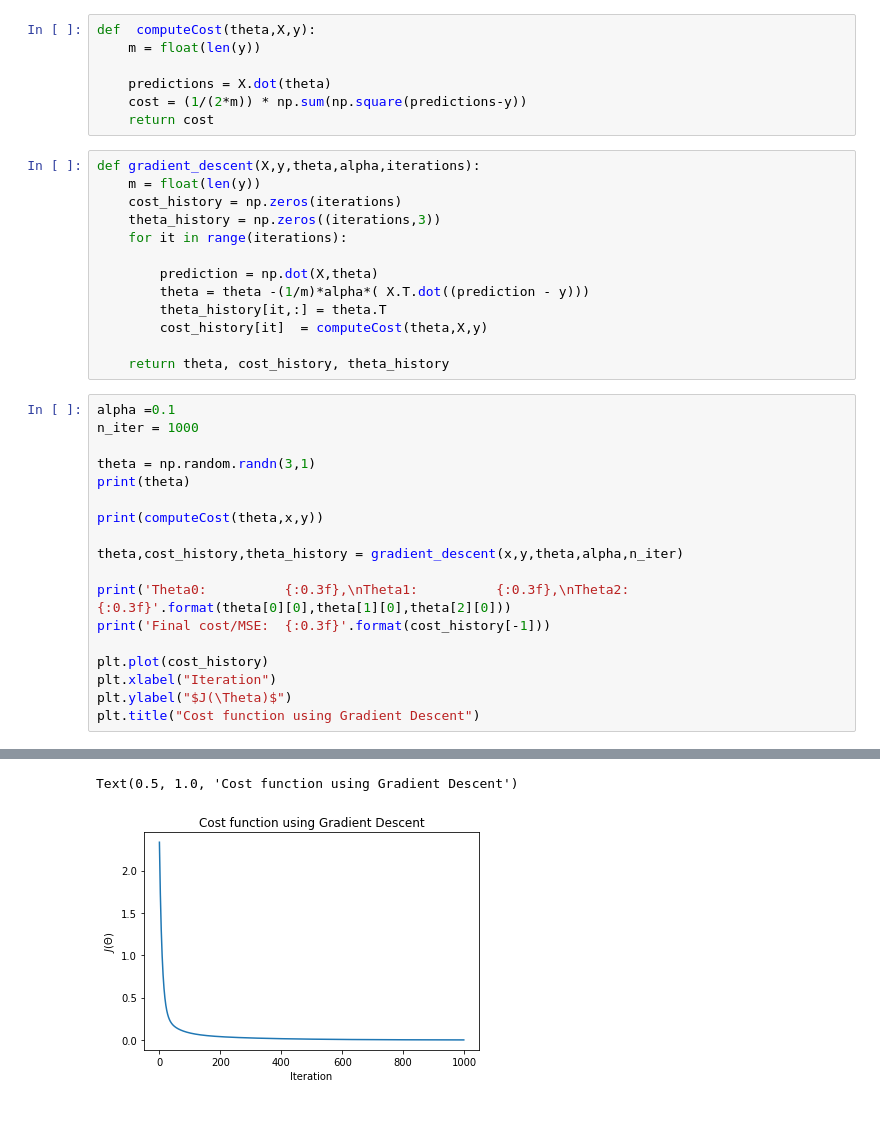
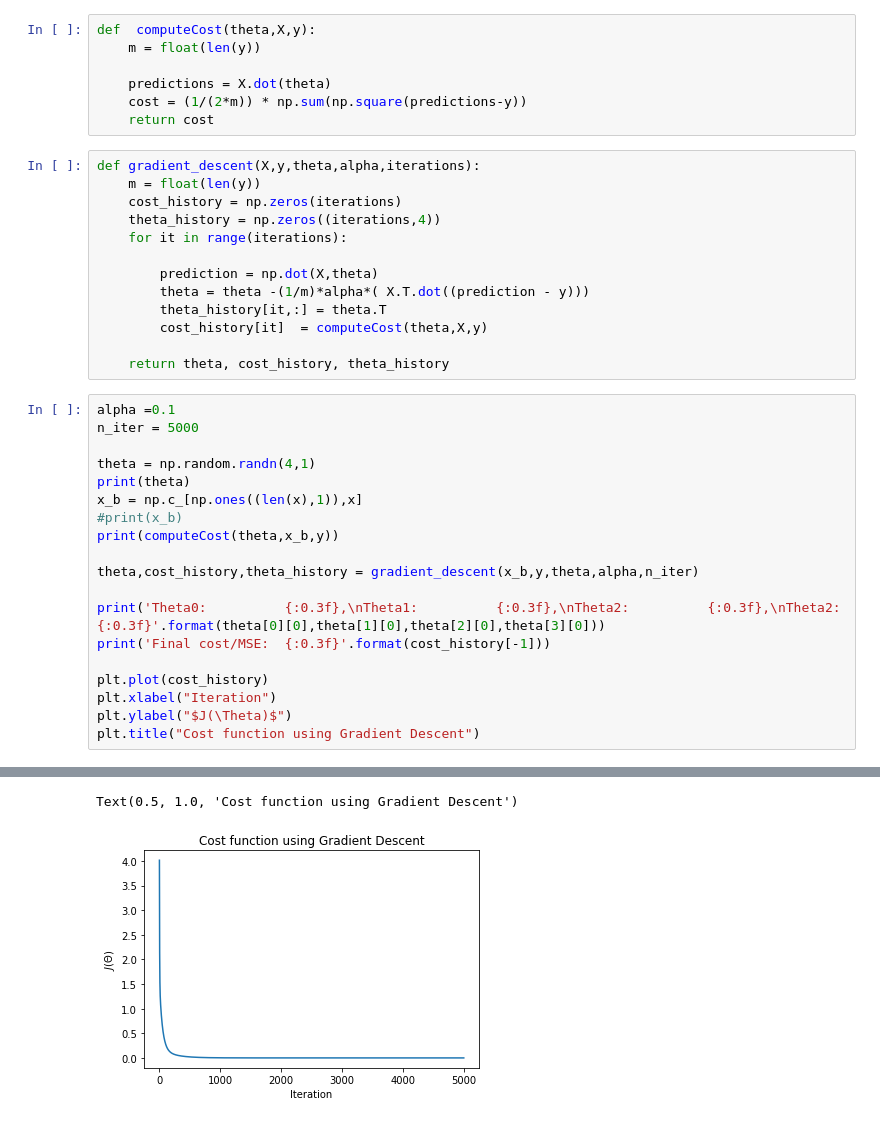
Before and after one commit to Plutooooo/hku_phys3151_2022, a Jupyter notebook: multivariate-linear-regression/to_model_and_reveal_the_force_of_gravity.ipynb, the cells around one changed output, grey strips where cells are left out. Cells and saved outputs as stored; diff of their text form.

```diff
--- a/multivariate-linear-regression/to_model_and_reveal_the_force_of_gravity.ipynb
+++ b/multivariate-linear-regression/to_model_and_reveal_the_force_of_gravity.ipynb
@@ -117,7 +99,7 @@ def  computeCost(theta,X,y):
 def gradient_descent(X,y,theta,alpha,iterations):
     m = float(len(y))
     cost_history = np.zeros(iterations)
-    theta_history = np.zeros((iterations,3))
+    theta_history = np.zeros((iterations,4))
     for it in range(iterations):
 
         prediction = np.dot(X,theta)
@@ -128,16 +110,17 @@ def gradient_descent(X,y,theta,alpha,iterations):
     return theta, cost_history, theta_history
 # %%
 alpha =0.1
-n_iter = 1000
+n_iter = 5000
 
-theta = np.random.randn(3,1)
+theta = np.random.randn(4,1)
 print(theta)
+x_b = np.c_[np.ones((len(x),1)),x]
+#print(x_b)
+print(computeCost(theta,x_b,y))
 
-print(computeCost(theta,x,y))
+theta,cost_history,theta_history = gradient_descent(x_b,y,theta,alpha,n_iter)
 
-theta,cost_history,theta_history = gradient_descent(x,y,theta,alpha,n_iter)
-
-print('Theta0:          {:0.3f},\nTheta1:          {:0.3f},\nTheta2:          {:0.3f}'.format(theta[0][0],theta[1][0],theta[2][0]))
+print('Theta0:          {:0.3f},\nTheta1:          {:0.3f},\nTheta2:          {:0.3f},\nTheta2:          {:0.3f}'.format(theta[0][0],theta[1][0],theta[2][0],theta[3][0]))
 print('Final cost/MSE:  {:0.3f}'.format(cost_history[-1]))
 
 plt.plot(cost_history)
@@ -156,3 +148,3 @@ Final cost/MSE:  0.001
 Text(0.5, 1.0, 'Cost function using Gradient Descent')
-[figure, old version]
+[figure, new version]
 # %% [markdown]
```
Also changed, not shown: parts of 9 cells of this notebook.
